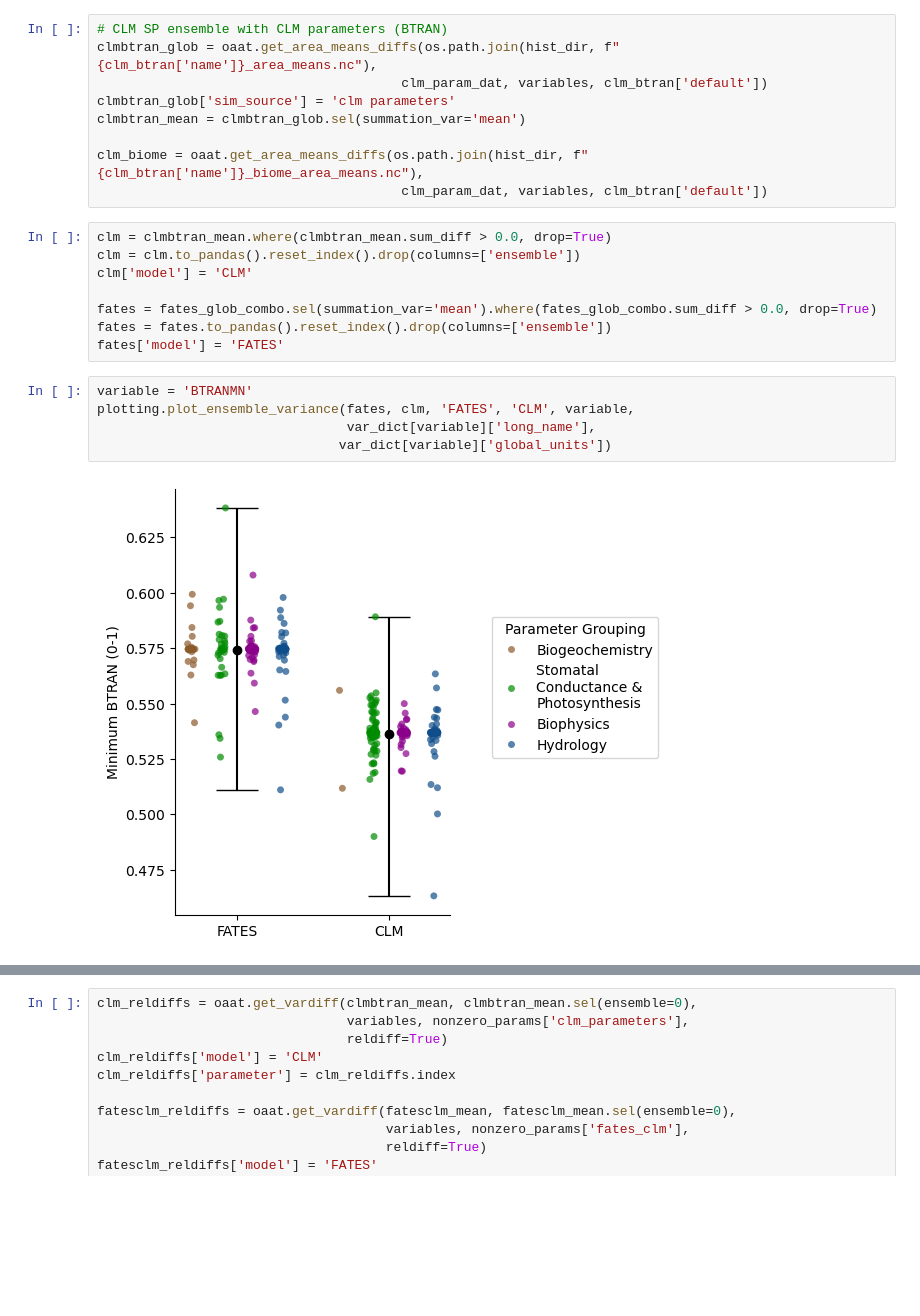
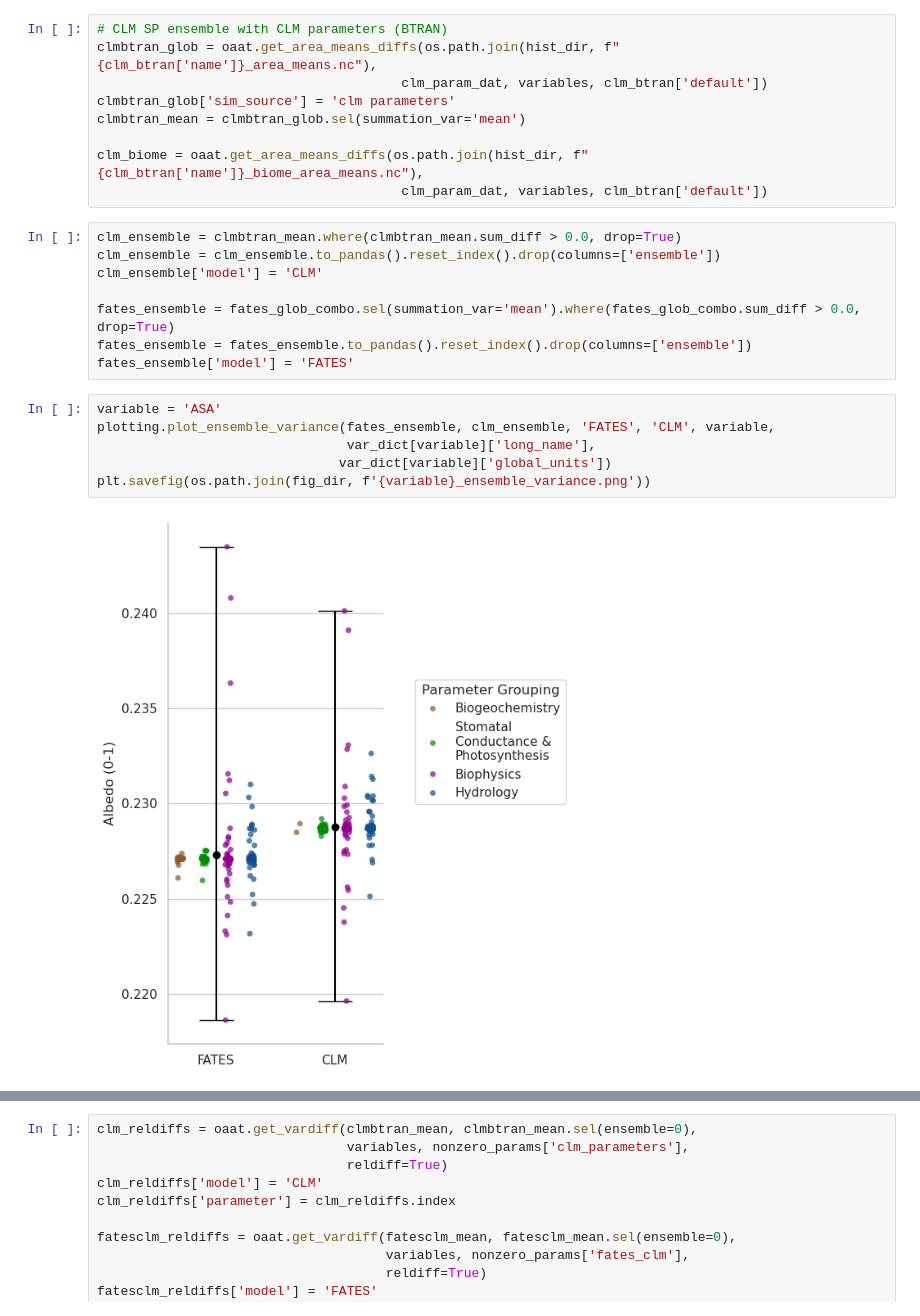
Before and after one commit to adrifoster/fates_calibration_library, a Jupyter notebook: notebooks/OAATParameters.ipynb, the cells around one changed output, grey strips where cells are left out. Drawn from its saved outputs; the diff is of its cells as text; blank space fills up the shorter version.

```diff
--- a/notebooks/OAATParameters.ipynb
+++ b/notebooks/OAATParameters.ipynb
@@ -120,20 +185,21 @@ clmbtran_mean = clmbtran_glob.sel(summation_var='mean')
 clm_biome = oaat.get_area_means_diffs(os.path.join(hist_dir, f"{clm_btran['name']}_biome_area_means.nc"),
                                        clm_param_dat, variables, clm_btran['default'])
 # %%
-clm = clmbtran_mean.where(clmbtran_mean.sum_diff > 0.0, drop=True)
-clm = clm.to_pandas().reset_index().drop(columns=['ensemble'])
-clm['model'] = 'CLM'
+clm_ensemble = clmbtran_mean.where(clmbtran_mean.sum_diff > 0.0, drop=True)
+clm_ensemble = clm_ensemble.to_pandas().reset_index().drop(columns=['ensemble'])
+clm_ensemble['model'] = 'CLM'
 
-fates = fates_glob_combo.sel(summation_var='mean').where(fates_glob_combo.sum_diff > 0.0, drop=True)
-fates = fates.to_pandas().reset_index().drop(columns=['ensemble'])
-fates['model'] = 'FATES'
+fates_ensemble = fates_glob_combo.sel(summation_var='mean').where(fates_glob_combo.sum_diff > 0.0, drop=True)
+fates_ensemble = fates_ensemble.to_pandas().reset_index().drop(columns=['ensemble'])
+fates_ensemble['model'] = 'FATES'
 # %%
-variable = 'BTRANMN'
-plotting.plot_ensemble_variance(fates, clm, 'FATES', 'CLM', variable,
+variable = 'ASA'
+plotting.plot_ensemble_variance(fates_ensemble, clm_ensemble, 'FATES', 'CLM', variable,
                                 var_dict[variable]['long_name'],
                                var_dict[variable]['global_units'])
+plt.savefig(os.path.join(fig_dir, f'{variable}_ensemble_variance.png'))
 # %% [output]
-[figure, old version]
+[figure, new version]
 # %%
 # find non-zero parameters for all simulations
 nonzero_params = oaat.get_params(fates_glob, fatesclm_glob, clmbtran_glob)
```
Also changed, not shown: parts of 20 cells of this notebook, 5 other files.
